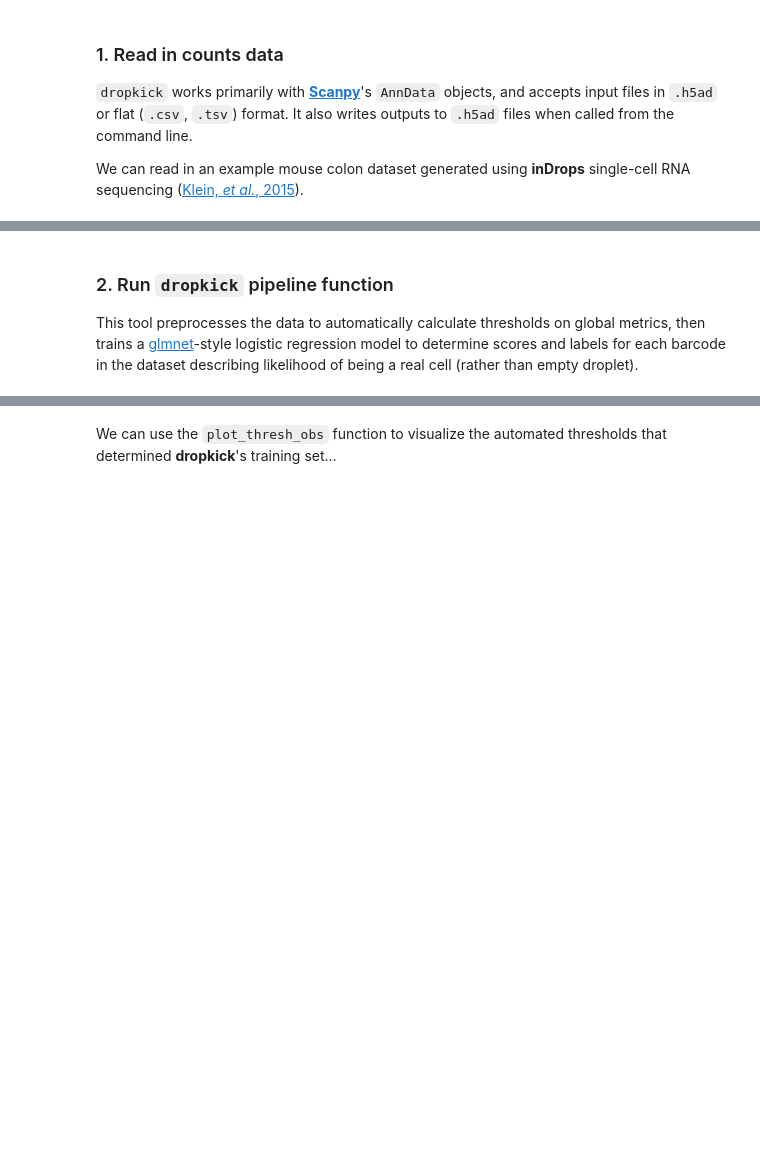
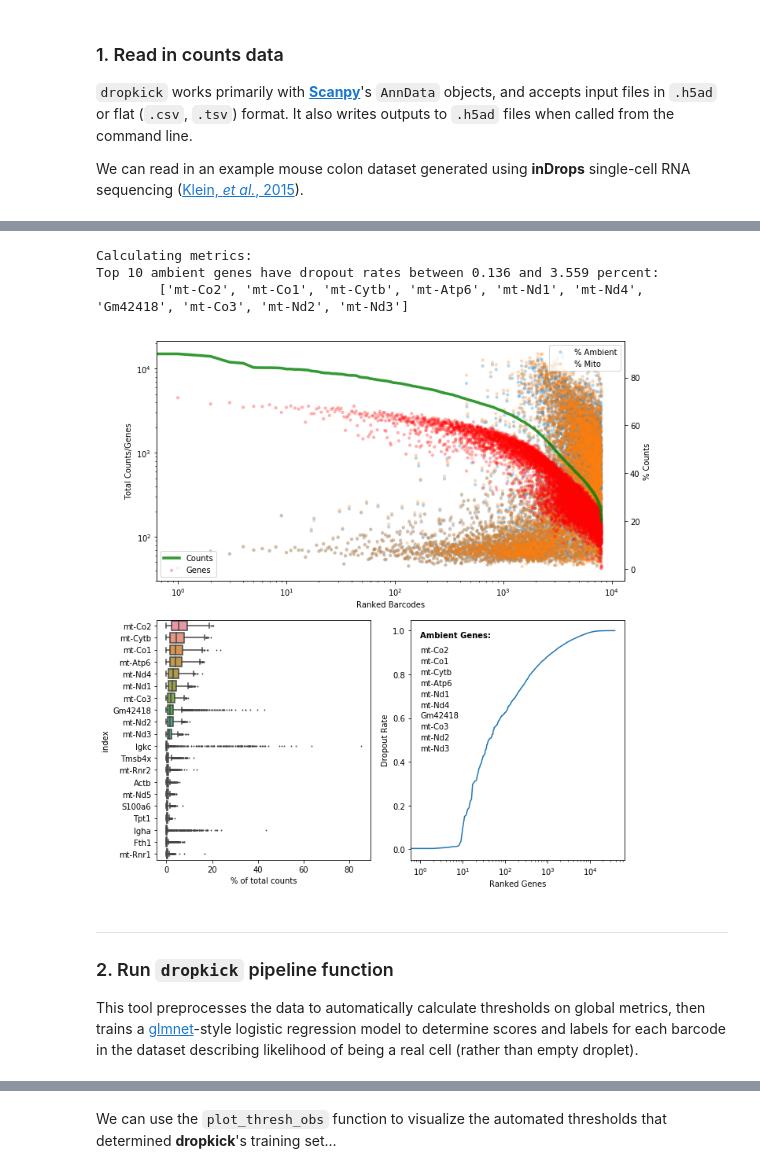
Before and after one commit to KenLauLab/dropkick, a Jupyter notebook: dropkick_tutorial.ipynb, the cells around one changed output, grey strips where cells are left out. Saved outputs shown, nothing was run; the diff lists cells and outputs as text; code cells hidden in the pictures; blank space fills up the shorter version.

```diff
--- a/dropkick_tutorial.ipynb
+++ b/dropkick_tutorial.ipynb
@@ -18,4 +22,17 @@ a = sc.read("data/S1.h5ad")
+# %%
+# simple preprocessing of anndata object to get metrics for plot
+a = dropkick.recipe_dropkick(a, filter=False, n_hvgs=None, X_final="raw_counts")
+# %% [output]
+Calculating metrics:
+Top 10 ambient genes have dropout rates between 0.136 and 3.559 percent:
+        ['mt-Co2', 'mt-Co1', 'mt-Cytb', 'mt-Atp6', 'mt-Nd1', 'mt-Nd4', 'Gm42418', 'mt-Co3', 'mt-Nd2', 'mt-Nd3']
+# %%
+from dropkick.qc import summary_plot
+summary_plot(a)
+# %% [output]
+[figure, added]
 # %% [markdown]
+---
 ### 2. Run `dropkick` pipeline function
 This tool preprocesses the data to automatically calculate thresholds on global metrics, then trains a [glmnet](https://web.stanford.edu/~hastie/glmnet/glmnet_alpha.html)-style logistic regression model to determine scores and labels for each barcode in the dataset describing likelihood of being a real cell (rather than empty droplet).
 # %%
```
Also changed, not shown: parts of 15 cells of this notebook.
